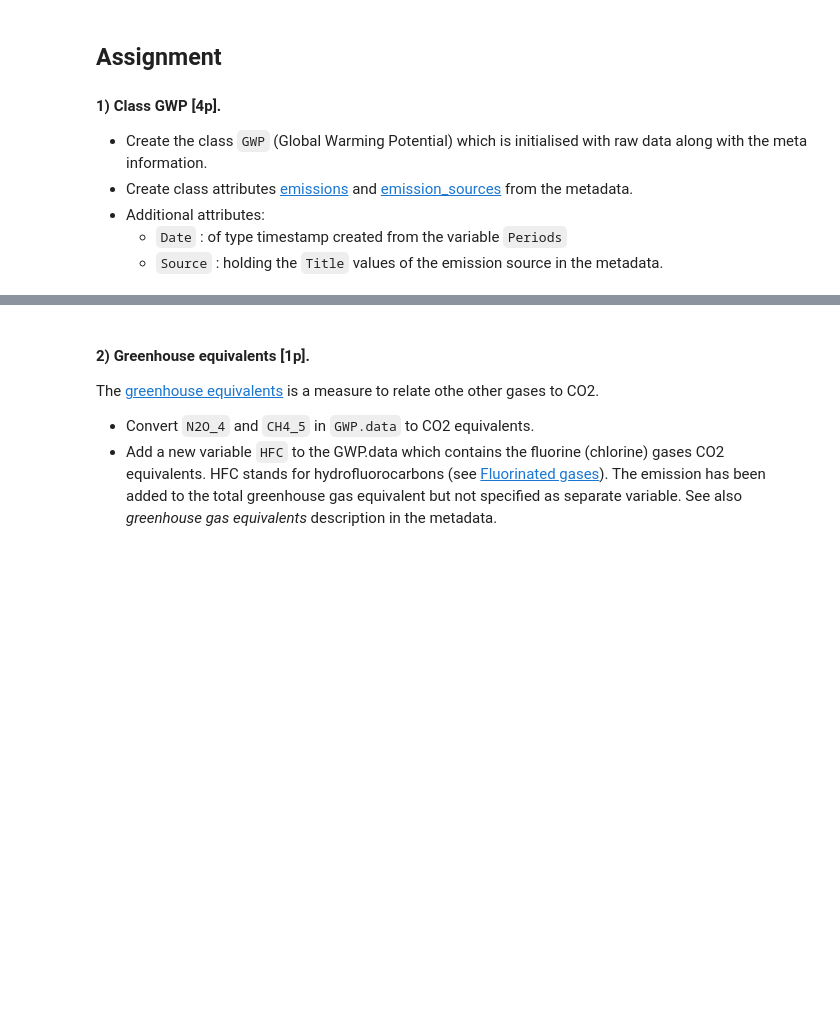
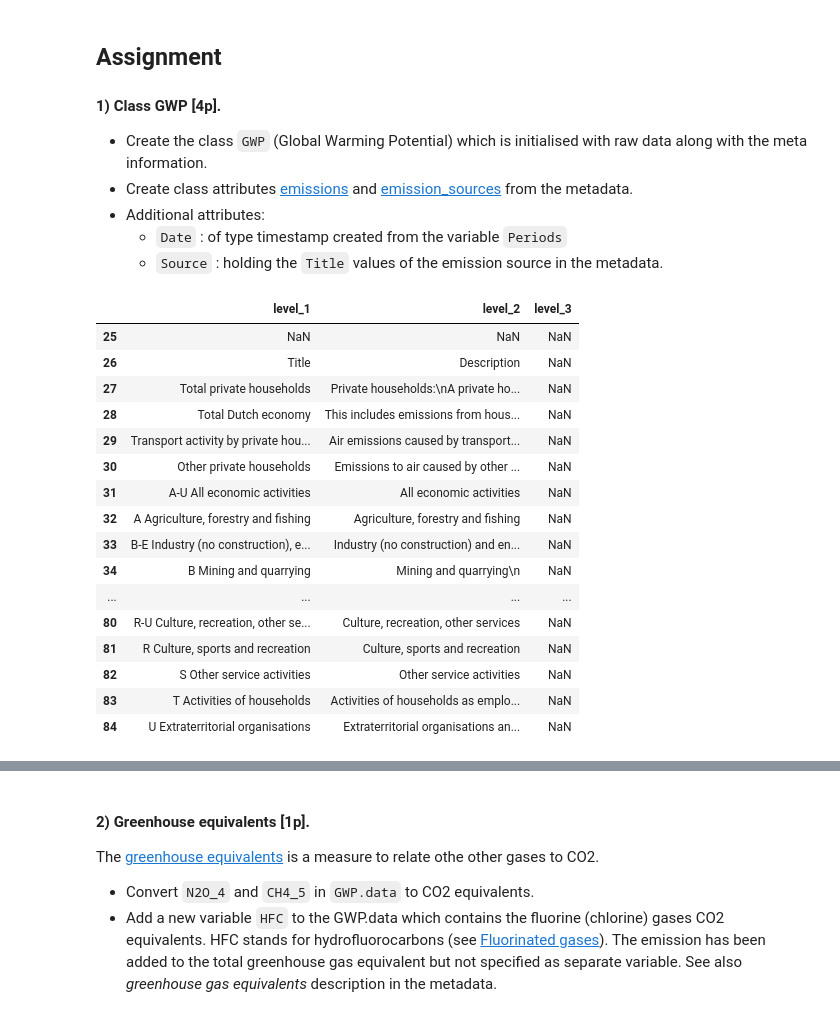
Before and after one commit to Ziyu1112/EfDS, a Jupyter notebook: 08_dv/assignment_C/assignment_c.ipynb, the cells around one changed output, grey strips where cells are left out. Saved outputs shown, nothing was run; the diff lists cells and outputs as text; code cells hidden in the pictures; blank space fills up the shorter version.

```diff
--- a/08_dv/assignment_C/assignment_c.ipynb
+++ b/08_dv/assignment_C/assignment_c.ipynb
@@ -29,3 +43,28 @@ class GWP:
+# %%
+emission_sources = pd.read_csv('data/83300ENG_metadata.csv', delimiter=";")
+emission_sources.reset_index(inplace=True)
+emission_sources_short = emission_sources.iloc[25:85]
+emission_sources_short = emission_sources_short.iloc[:, [1,2,3]]
+# %%
+emission_sources_short
+# %% [output]
+|  | level_1 | level_2 | level_3 |
+| 25 | NaN | NaN | NaN |
+| 26 | Title | Description | NaN |
+| 27 | Total private households | Private households:\nA private ho... | NaN |
+| 28 | Total Dutch economy | This includes emissions from hous... | NaN |
+| 29 | Transport activity by private hou... | Air emissions caused by transport... | NaN |
+| 30 | Other private households | Emissions to air caused by other ... | NaN |
+| 31 | A-U All economic activities | All economic activities | NaN |
+| 32 | A Agriculture, forestry and fishing | Agriculture, forestry and fishing | NaN |
+| 33 | B-E Industry (no construction), e... | Industry (no construction) and en... | NaN |
+| 34 | B Mining and quarrying | Mining and quarrying\n | NaN |
+| ... | ... | ... | ... |
+| 80 | R-U Culture, recreation, other se... | Culture, recreation, other services | NaN |
+| 81 | R Culture, sports and recreation | Culture, sports and recreation | NaN |
+| 82 | S Other service activities | Other service activities | NaN |
+| 83 | T Activities of households | Activities of households as emplo... | NaN |
+| 84 | U Extraterritorial organisations | Extraterritorial organisations an... | NaN |
 # %%
 gwp = GWP(path="data/83300ENG_UntypedDataSet_29032023_184145.csv", meta_path='data/83300ENG_metadata.csv')
 # %%
```
Also changed, not shown: parts of 5 cells of this notebook.
